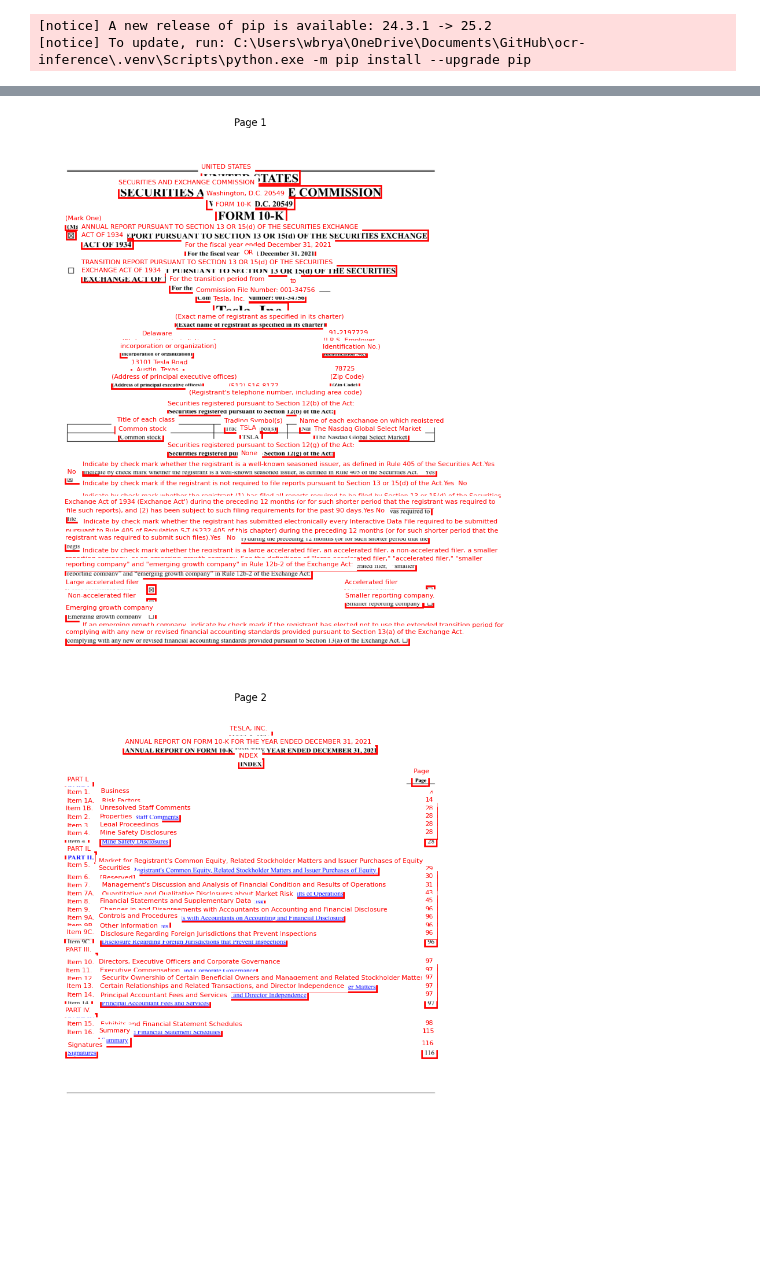
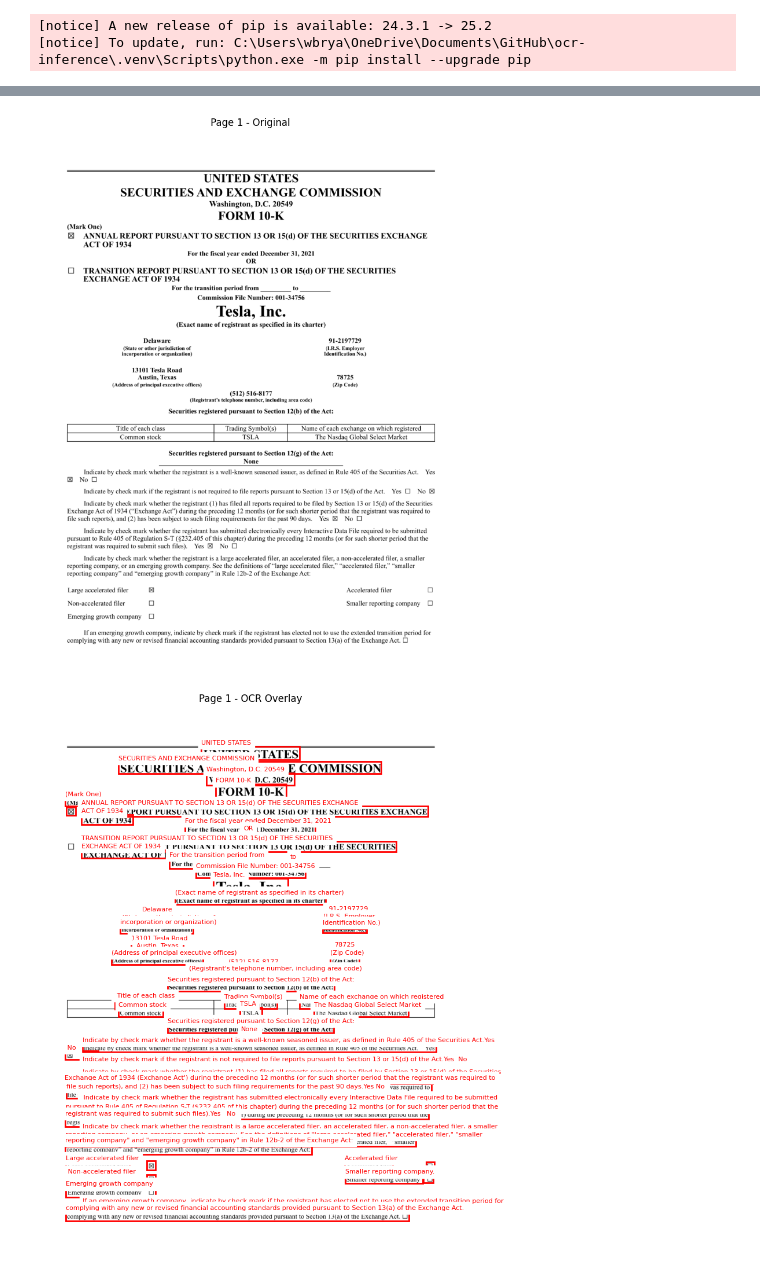
Before and after one commit to BryanTheLai/ocr-inference-gpu, a Jupyter notebook: test_pdf copy.ipynb, the cells around one changed output, grey strips where cells are left out. Saved outputs shown, nothing was run; the diff lists cells and outputs as text; code cells hidden in the pictures.

```diff
--- a/test_pdf copy.ipynb
+++ b/test_pdf copy.ipynb
@@ -67,3 +67,19 @@ Requirement already satisfied: python-dateutil>=2.7 in c:\users\wbrya\onedrive\d
 Requirement already satisfied: six>=1.5 in c:\users\wbrya\onedrive\documents\github\ocr-inference\.venv\lib\site-packages (from python-dateutil>=2.7->matplotlib) (1.17.0)
 [notice] A new release of pip is available: 24.3.1 -> 25.2
 [notice] To update, run: C:\Users\wbrya\OneDrive\Documents\GitHub\ocr-inference\.venv\Scripts\python.exe -m pip install --upgrade pip
+# %%
+import fitz
+import matplotlib.pyplot as plt
+from PIL import Image
+
+# Show the first page of the PDF before OCR
+pdf_doc = fitz.open(file_path)
+page = pdf_doc.load_page(0)
+pix = page.get_pixmap(matrix=fitz.Matrix(2,2))
+img_before = Image.open(io.BytesIO(pix.tobytes("png")))
+plt.figure(figsize=(12, 12))
+plt.imshow(img_before)
+plt.title("Original PDF - Page 1")
+plt.axis('off')
+plt.show()
+pdf_doc.close()
@@ -92,35 +111,46 @@ def pdf_page_to_image(file_path, page_number=0, zoom=2):
 pdf_doc = fitz.open(file_path)
 num_pages = pdf_doc.page_count
 pdf_doc.close()
 
 # Extract the detections array from the API response
 all_items = data.get('result', {}).get('detections', [])
 
 # Group bounding boxes by page_number (0-based index)
 page_boxes = defaultdict(list)
 for item in all_items:
     page_idx = item.get('page_number', 1) - 1  # Convert to 0-based
     page_boxes[page_idx].append(item)
 
-# Loop through all pages and plot bounding boxes for each
+# Loop through all pages and show before and after OCR
 for page_number in range(num_pages):
+    # Render page image
     img = pdf_page_to_image(file_path, page_number=page_number, zoom=2)
+
+    # Display original PDF page
     fig, ax = plt.subplots(1, figsize=(12, 12))
     ax.imshow(img)
-    # Draw bounding boxes for this page
+    ax.set_title(f"Page {page_number + 1} - Original")
+    plt.axis('off')
+    plt.show()
+
+    # Display OCR overlay
+    fig, ax = plt.subplots(1, figsize=(12, 12))
+    ax.imshow(img)
+    # Draw bounding boxes
     for item in page_boxes.get(page_number, []):
         box = item.get('box')
         if box and len(box) == 4:
             xs = [pt[0] for pt in box]
             ys = [pt[1] for pt in box]
             min_x, min_y = min(xs), min(ys)
             max_x, max_y = max(xs), max(ys)
             rect = patches.Rectangle((min_x, min_y), max_x - min_x, max_y - min_y, linewidth=2, edgecolor='r', facecolor='none')
             ax.add_patch(rect)
             ax.text(min_x, min_y - 5, item.get('text', ''), color='red', fontsize=8, backgroundcolor='white')
-    ax.set_title(f"Page {page_number + 1}")
+
+    ax.set_title(f"Page {page_number + 1} - OCR Overlay")
     plt.axis('off')
     plt.show()
 # %% [output]
-[figure, old version]
+[figure, new version]
-[figure, old version]
+[figure, new version]
```
Also changed, not shown: parts of 2 cells of this notebook, 3 other files.
